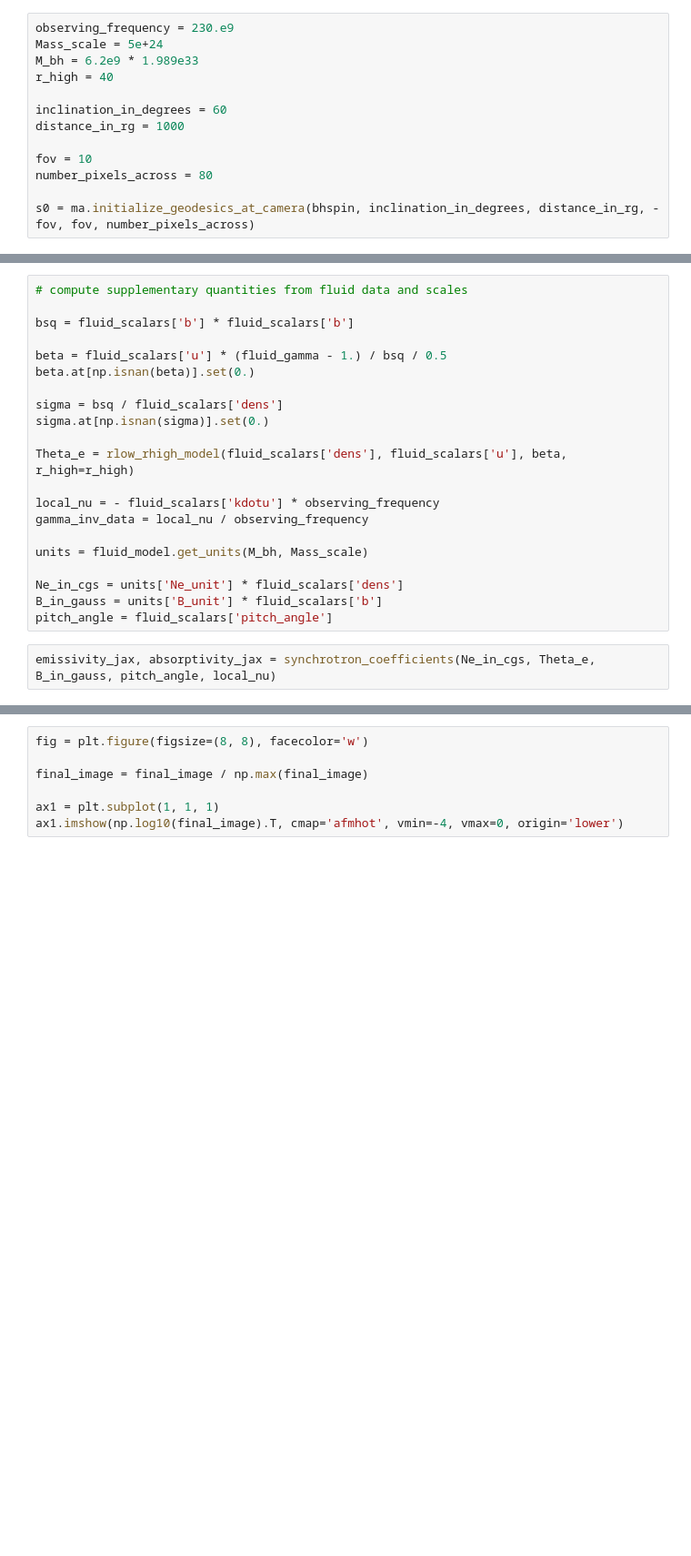
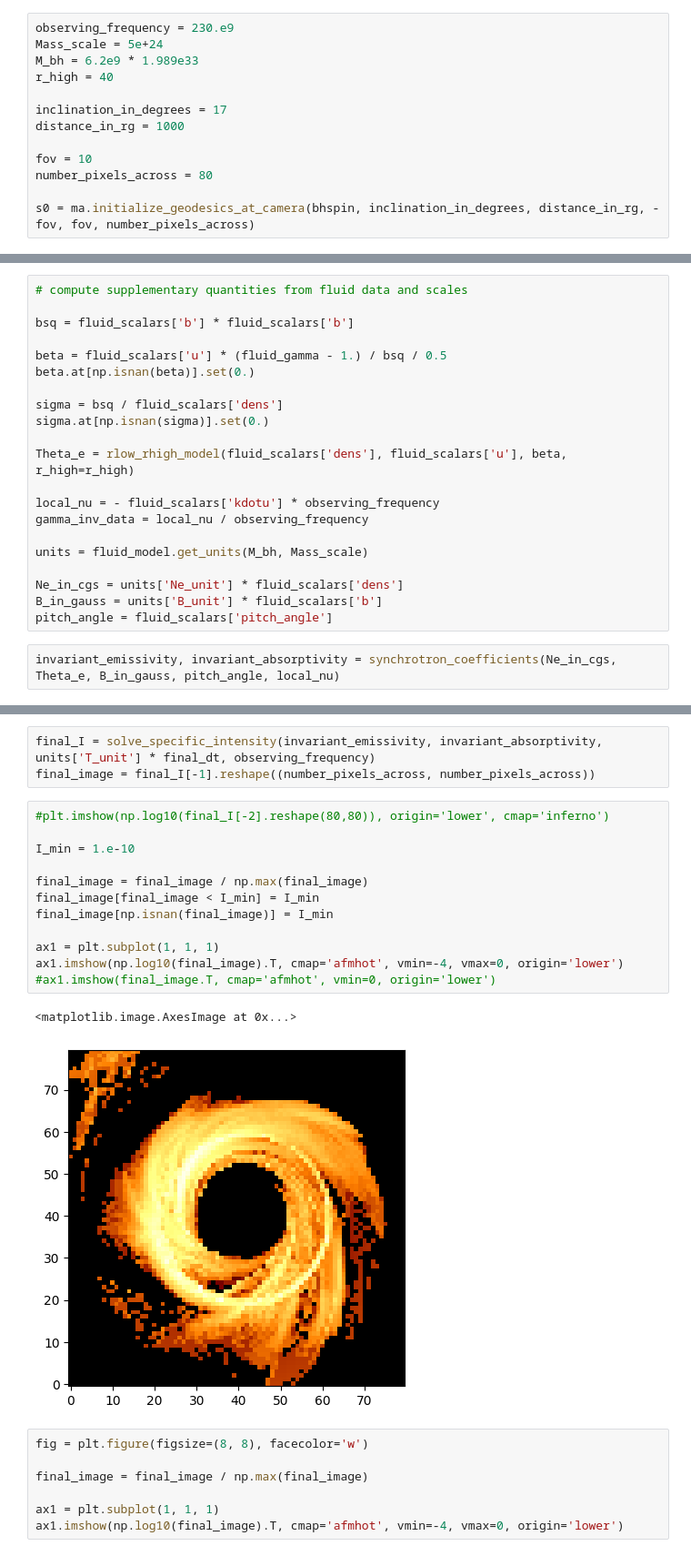
Before and after one commit to liamedeiros/Mahakala, a Jupyter notebook: demos/grmhd.ipynb, the cells around one changed output, grey strips where cells are left out. Shown at 91% size. Cells and saved outputs as stored; diff of their text form; blank space fills up the shorter version.

Commit message:
add non-jax code for solving specific intensity

```diff
--- a/demos/grmhd.ipynb
+++ b/demos/grmhd.ipynb
@@ -22,7 +22,7 @@ Mass_scale = 5e+24
 M_bh = 6.2e9 * 1.989e33
 r_high = 40
 
-inclination_in_degrees = 60
+inclination_in_degrees = 17
 distance_in_rg = 1000
 
 fov = 10
@@ -55,4 +55,4 @@ Ne_in_cgs = units['Ne_unit'] * fluid_scalars['dens']
 B_in_gauss = units['B_unit'] * fluid_scalars['b']
 pitch_angle = fluid_scalars['pitch_angle']
 # %%
-emissivity_jax, absorptivity_jax = synchrotron_coefficients(Ne_in_cgs, Theta_e, B_in_gauss, pitch_angle, local_nu)
+invariant_emissivity, invariant_absorptivity = synchrotron_coefficients(Ne_in_cgs, Theta_e, B_in_gauss, pitch_angle, local_nu)
@@ -248,3 +66,21 @@ UnboundLocalError: cannot access local variable 'val' where it is not associated
+# %%
+final_I = solve_specific_intensity(invariant_emissivity, invariant_absorptivity, units['T_unit'] * final_dt, observing_frequency)
+final_image = final_I[-1].reshape((number_pixels_across, number_pixels_across))
+# %%
+#plt.imshow(np.log10(final_I[-2].reshape(80,80)), origin='lower', cmap='inferno')
+
+I_min = 1.e-10
+
+final_image = final_image / np.max(final_image)
+final_image[final_image < I_min] = I_min
+final_image[np.isnan(final_image)] = I_min
+
+ax1 = plt.subplot(1, 1, 1)
+ax1.imshow(np.log10(final_image).T, cmap='afmhot', vmin=-4, vmax=0, origin='lower')
+#ax1.imshow(final_image.T, cmap='afmhot', vmin=0, origin='lower')
+# %% [output]
+<matplotlib.image.AxesImage at 0x...>
+[figure, added]
 # %%
 fig = plt.figure(figsize=(8, 8), facecolor='w')
 
```
Also changed, not shown: parts of 47 cells of this notebook, 2 other files.
